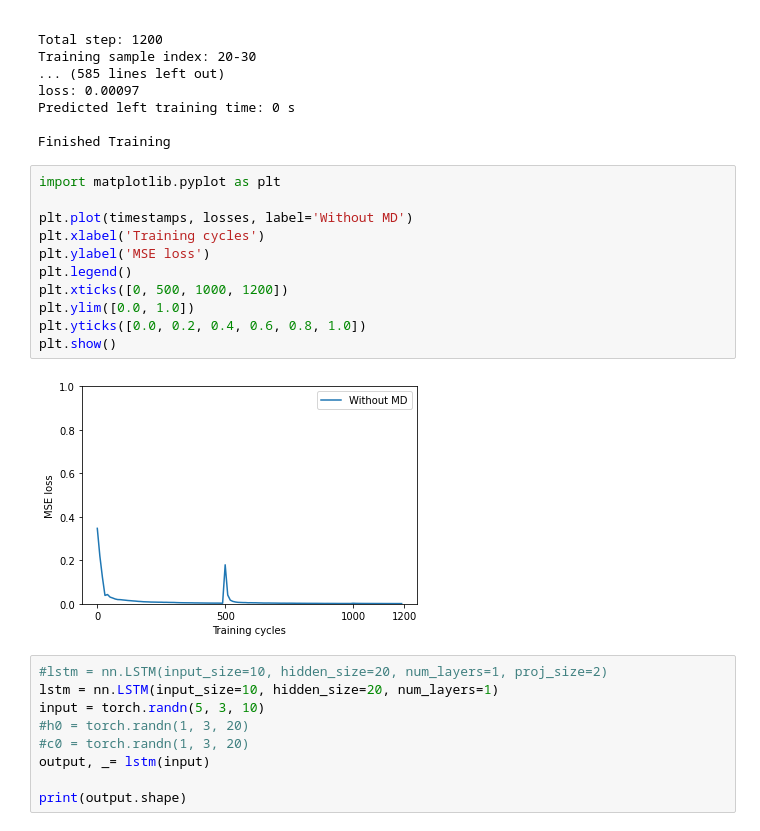
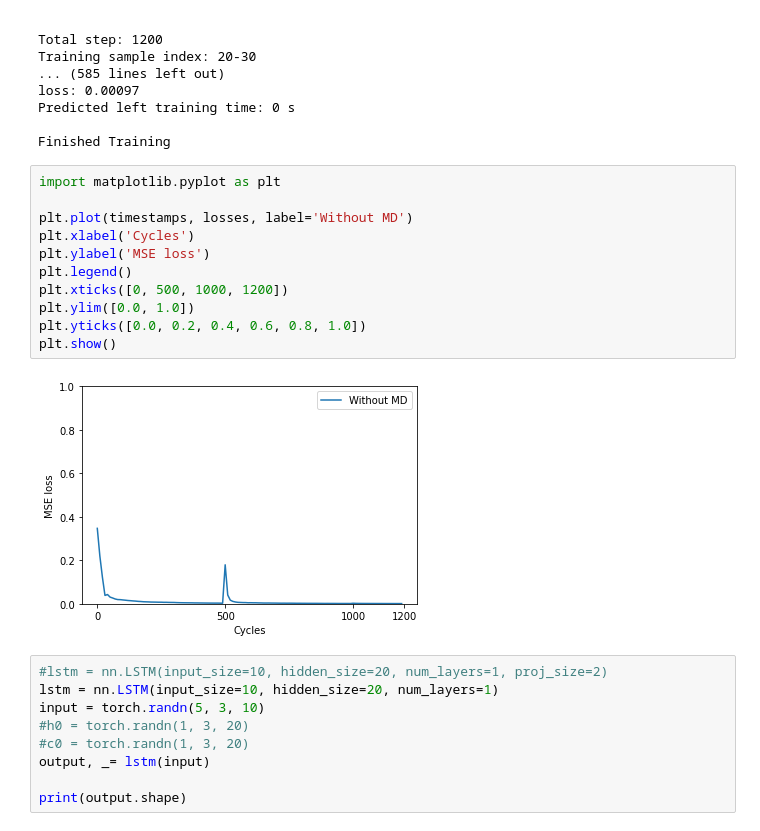
Before and after one commit to weilongzheng/PFC_MD_Modeling, a Jupyter notebook: tmp/LSTM_MD.ipynb, the cells around one changed output. Saved outputs shown, nothing was run; the diff lists cells and outputs as text.

```diff
--- a/tmp/LSTM_MD.ipynb
+++ b/tmp/LSTM_MD.ipynb
@@ -200,16 +202,16 @@ Finished Training
 # %%
 import matplotlib.pyplot as plt
 
 plt.plot(timestamps, losses, label='Without MD')
-plt.xlabel('Training cycles')
+plt.xlabel('Cycles')
 plt.ylabel('MSE loss')
 plt.legend()
 plt.xticks([0, 500, 1000, 1200])
 plt.ylim([0.0, 1.0])
 plt.yticks([0.0, 0.2, 0.4, 0.6, 0.8, 1.0])
 plt.show()
 # %% [output]
-[figure, old version]
+[figure, new version]
 # %%
 #lstm = nn.LSTM(input_size=10, hidden_size=20, num_layers=1, proj_size=2)
 lstm = nn.LSTM(input_size=10, hidden_size=20, num_layers=1)
```
Also changed, not shown: parts of 1 cell of this notebook, 1 other file.
